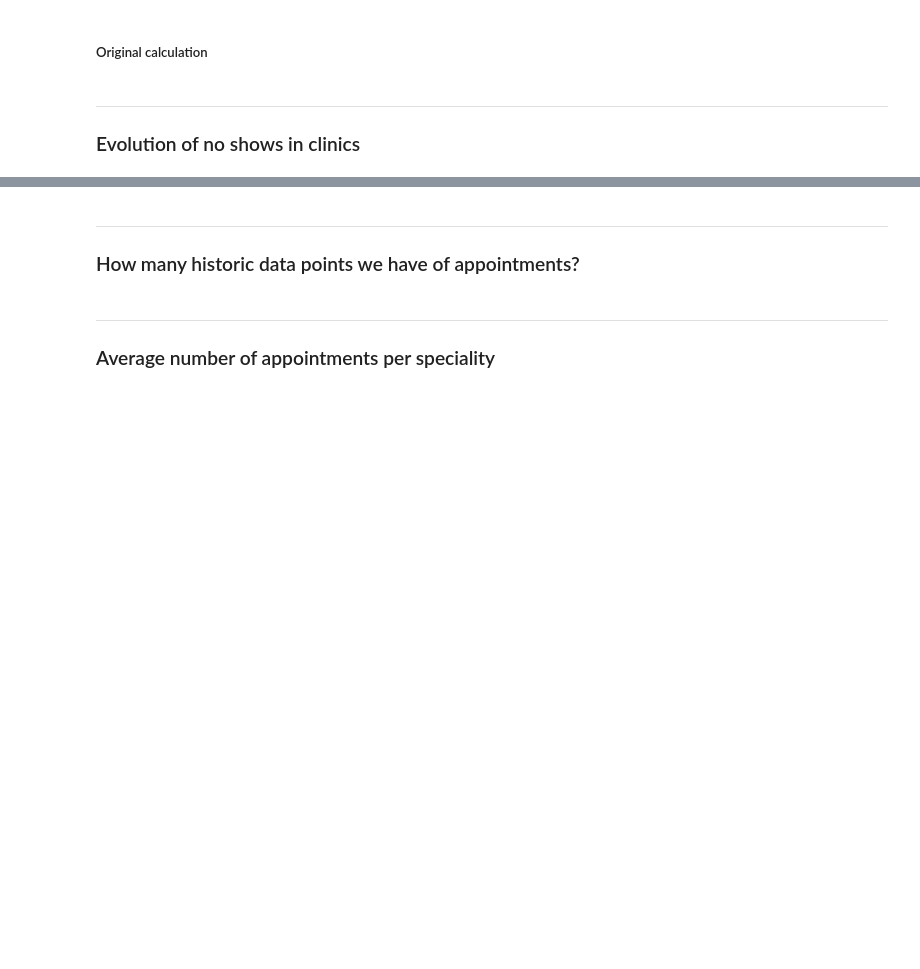
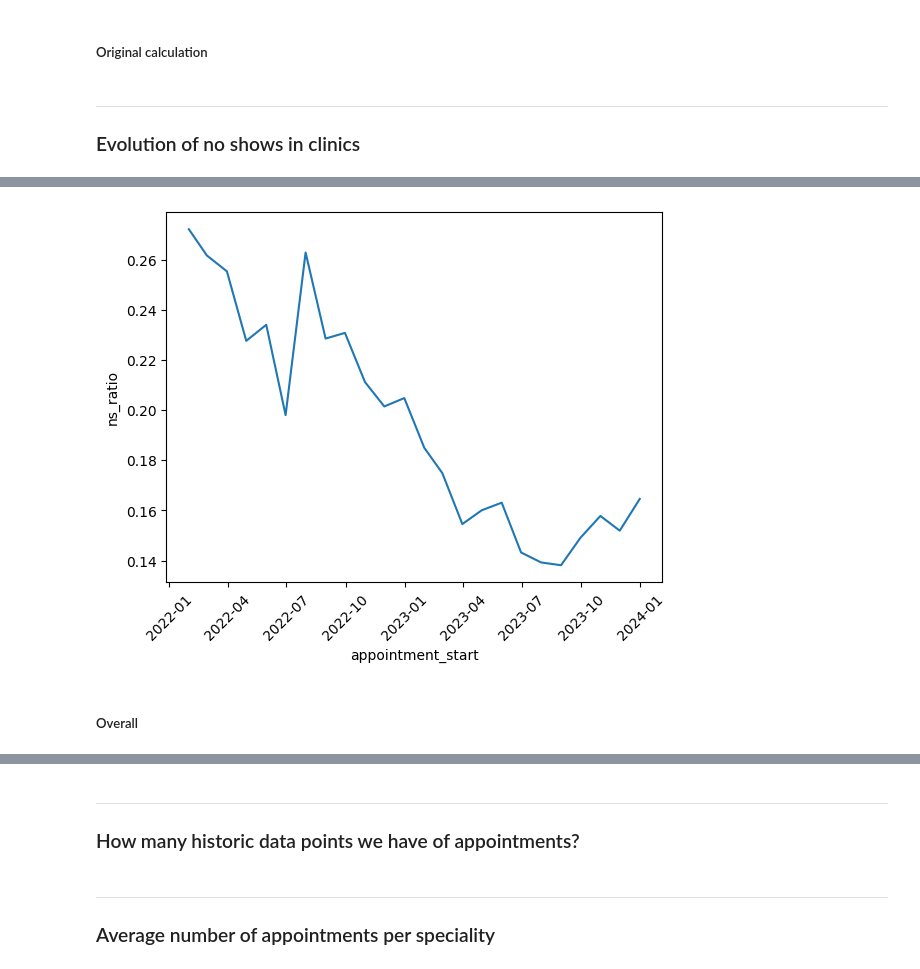
Before and after one commit to robperch/IEOR_Capstone, a Jupyter notebook: notebooks/EDA/eda_rob.ipynb, the cells around one changed output, grey strips where cells are left out. Saved outputs shown, nothing was run; the diff lists cells and outputs as text; code cells hidden in the pictures; blank space fills up the shorter version.

Commit message:
improving eda - no show per month per specialty

```diff
--- a/notebooks/EDA/eda_rob.ipynb
+++ b/notebooks/EDA/eda_rob.ipynb
@@ -327,0 +366,43 @@ sns.lineplot(
+# %%
+dfy = dfy.groupby(
+    [
+        pd.Grouper(key='appointment_start', freq='m'),
+        'appointment_status_simplified',
+    ],
+    as_index=False
+).agg(
+    {
+        'appointment_id': 'count',
+    }
+)
+# %%
+dfy = dfy.pivot(
+    index=['appointment_start'],
+    columns=['appointment_status_simplified'],
+    values=['appointment_id'],
+).reset_index()
+
+dfy.columns = [
+    col[1]
+    if col[0] == 'appointment_id'
+    else col[0]
+    for col in dfy.columns
+]
+# %%
+dfy['total'] = dfy['completed'] + dfy['no_show'] + dfy['unused']
+dfy['total_used'] = dfy['completed'] + dfy['no_show']
+# %%
+dfy['ns_ratio'] = dfy['no_show']/dfy['total_used']
+# %%
+plt = sns.lineplot(
+    dfy,
+    x="appointment_start",
+    y="ns_ratio",
+    )
+
+for item in plt.get_xticklabels():
+    item.set_rotation(45)
+# %% [output]
+[figure, added]
+# %% [markdown]
+##### Overall
```
Also changed, not shown: parts of 13 cells of this notebook.
